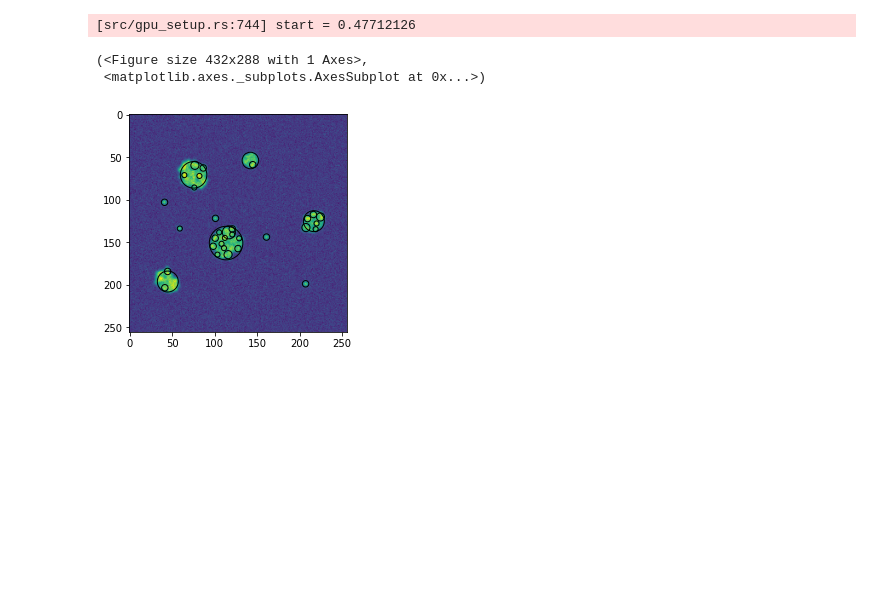
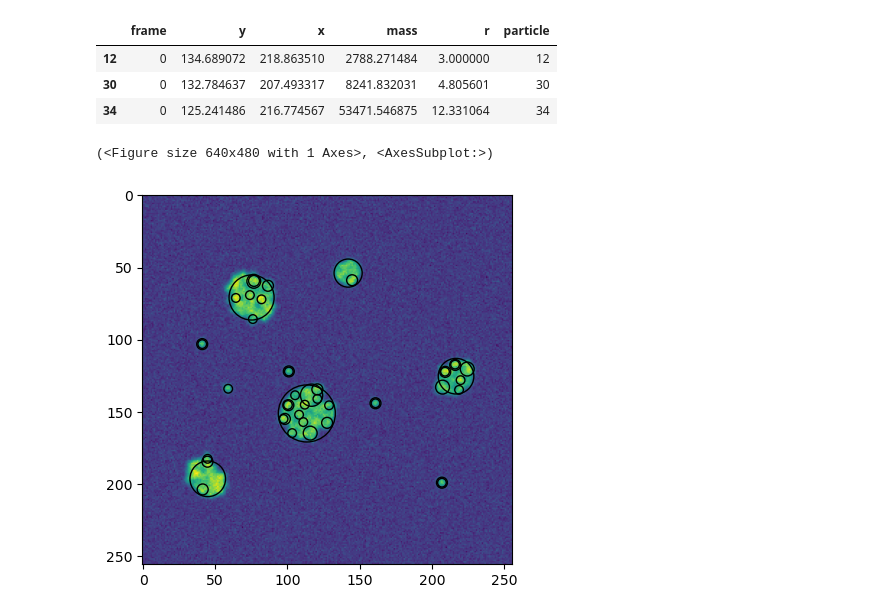
Before and after one commit to amfaber/tracking_optimizations, a Jupyter notebook: gpu-tracking/testing/marcus_blobs/track_marcus_jacob_data.ipynb, the cells around one changed output. Drawn from its saved outputs; the diff is of its cells as text; code cells hidden in the pictures; blank space fills up the shorter version.

Commit message:
fix blob_overlap

```diff
--- a/gpu-tracking/testing/marcus_blobs/track_marcus_jacob_data.ipynb
+++ b/gpu-tracking/testing/marcus_blobs/track_marcus_jacob_data.ipynb
@@ -18,9 +56,14 @@ gt.annotate_video(vid, df, r = d/2)
+# %%
+df[(df["x"] > 200) & (df["x"] < 220) & (df["y"] > 125) & (df["y"] < 150) & (df["frame"] == 0)]
+# %% [output]
+|  | frame | y | x | mass | r | particle |
+| 12 | 0 | 134.689072 | 218.863510 | 2788.271484 | 3.000000 | 12 |
+| 30 | 0 | 132.784637 | 207.493317 | 8241.832031 | 4.805601 | 30 |
+| 34 | 0 | 125.241486 | 216.774567 | 53471.546875 | 12.331064 | 34 |
 # %%
 vid = vid2 + vid1
-df = gt.LoG(vid, min_r = 3, max_r = 25, snr = 1.5, log_spacing = True, overlap_threshold = 0, search_range = 9)
+df = gt.LoG(vid, min_r = 3, max_r = 25, snr = 1.5, log_spacing = True, overlap_threshold = 1, search_range = 9)
 gt.annotate_video(vid, df, frame = 0)
 # %% [output]
-[src/gpu_setup.rs:744] start = 0.47712126
+(<Figure size 640x480 with 1 Axes>, <AxesSubplot:>)
-(<Figure size 432x288 with 1 Axes>,
- <matplotlib.axes._subplots.AxesSubplot at 0x...>)
-[figure, old version]
+[figure, new version]
```
Also changed, not shown: parts of 4 cells of this notebook, 8 other files.
